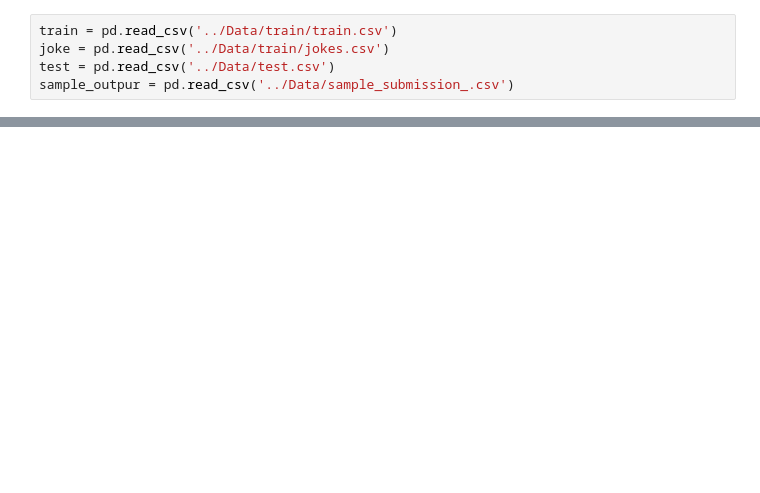
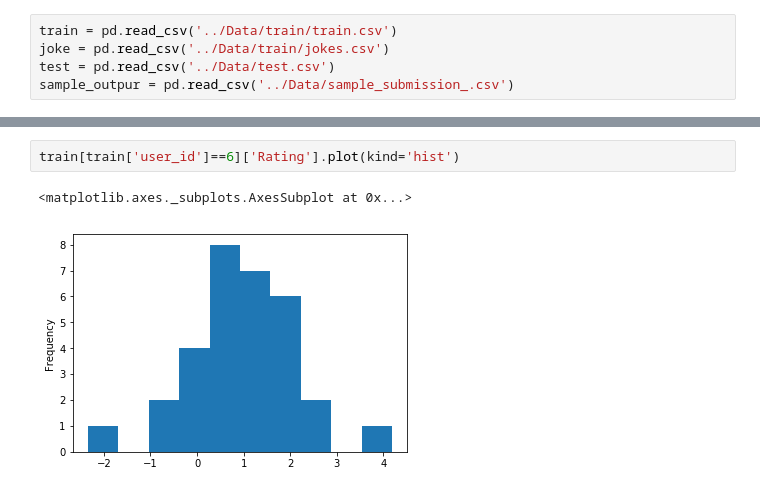
Before and after one commit to mdnu838/Practice-Problem-Is-this-joke-funny, a Jupyter notebook: working/EDA.ipynb, the cells around one changed output, grey strips where cells are left out. Cells and saved outputs as stored; diff of their text form; blank space fills up the shorter version.

```diff
--- a/working/EDA.ipynb
+++ b/working/EDA.ipynb
@@ -72,0 +37,5 @@ sample_outpur
+# %%
+train[train['user_id']==6]['Rating'].plot(kind='hist')
+# %% [output]
+<matplotlib.axes._subplots.AxesSubplot at 0x...>
+[figure, added]
```
Also changed, not shown: parts of 24 cells of this notebook, 1 other file.
